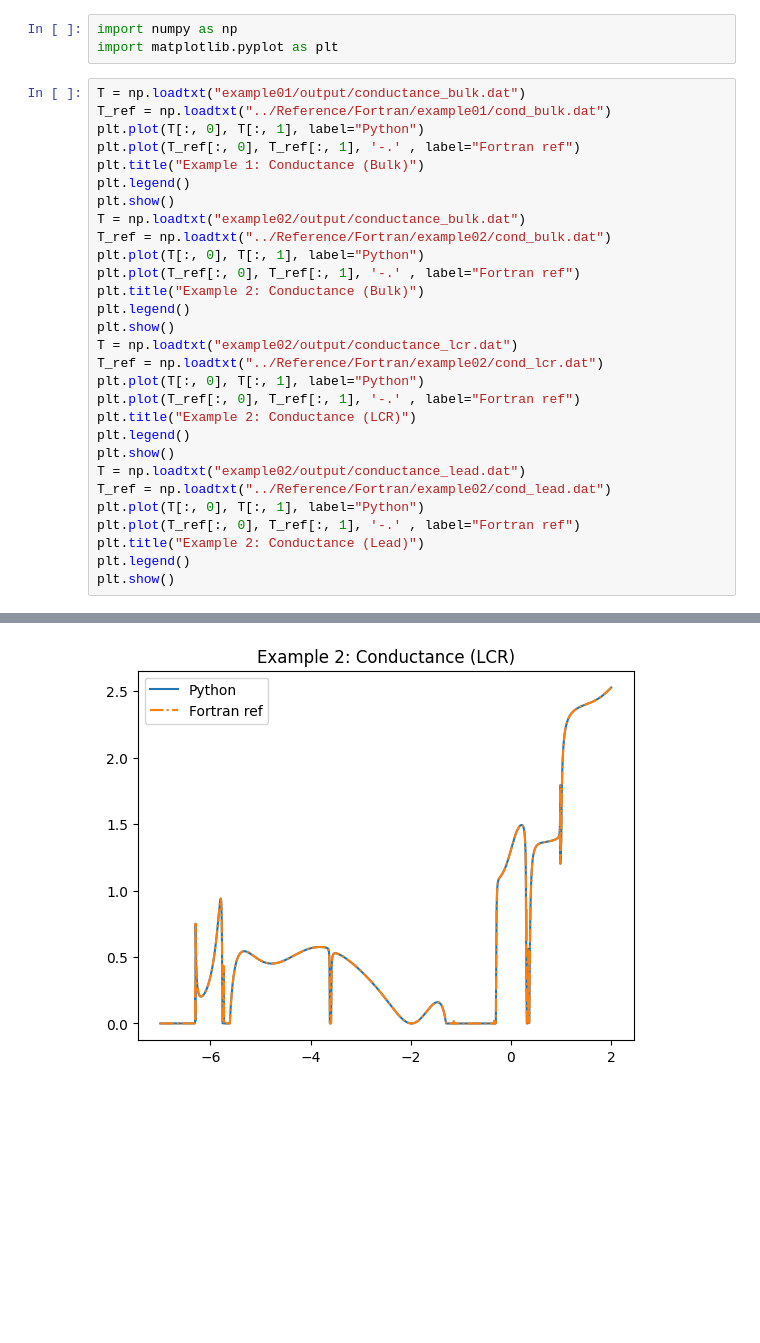
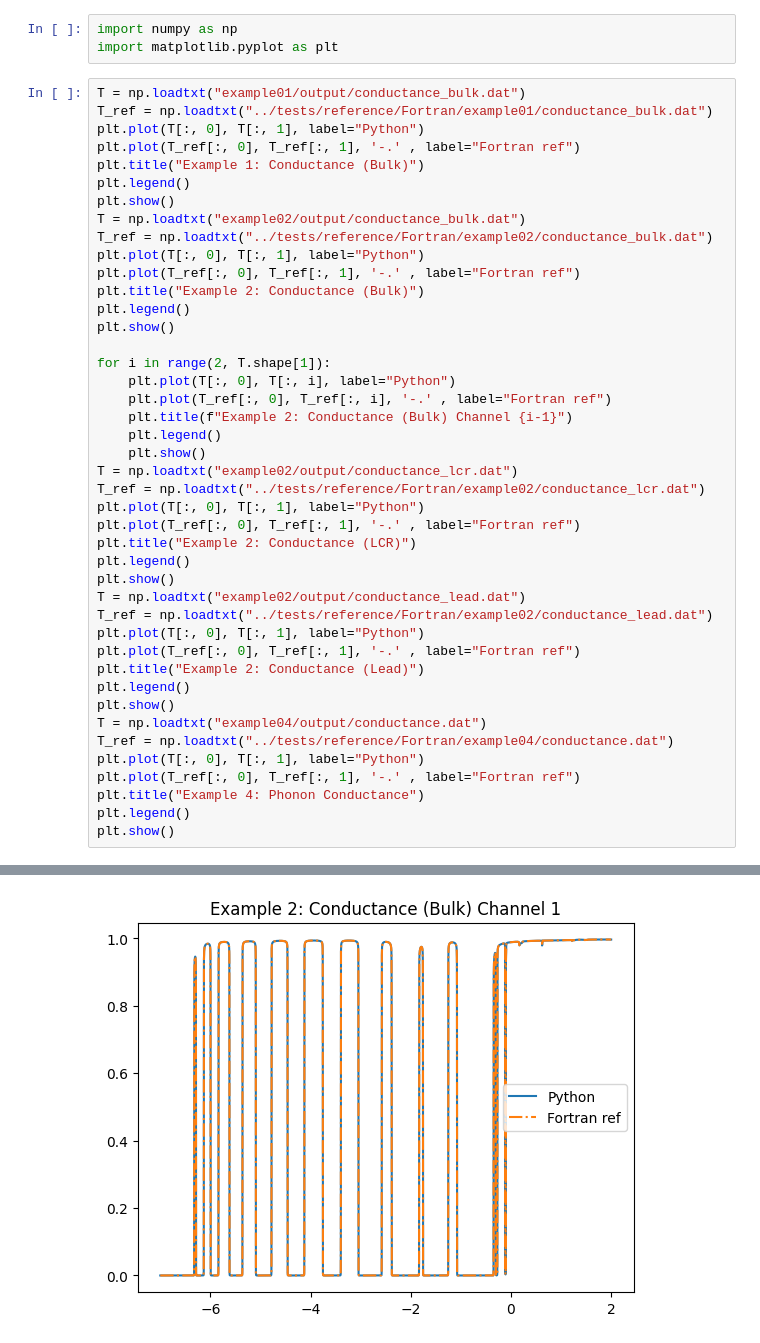
Before and after one commit to aj0337/PAOFLOW-QTpy, a Jupyter notebook: examples/analysis.ipynb, the cells around one changed output, grey strips where cells are left out. Drawn from its saved outputs; the diff is of its cells as text; blank space fills up the shorter version.

Commit message:
Add analysis for example04

```diff
--- a/examples/analysis.ipynb
+++ b/examples/analysis.ipynb
@@ -3,34 +3,48 @@ import numpy as np
 import matplotlib.pyplot as plt
 # %%
 T = np.loadtxt("example01/output/conductance_bulk.dat")
-T_ref = np.loadtxt("../Reference/Fortran/example01/cond_bulk.dat")
+T_ref = np.loadtxt("../tests/reference/Fortran/example01/conductance_bulk.dat")
 plt.plot(T[:, 0], T[:, 1], label="Python")
 plt.plot(T_ref[:, 0], T_ref[:, 1], '-.' , label="Fortran ref")
 plt.title("Example 1: Conductance (Bulk)")
 plt.legend()
 plt.show()
 T = np.loadtxt("example02/output/conductance_bulk.dat")
-T_ref = np.loadtxt("../Reference/Fortran/example02/cond_bulk.dat")
+T_ref = np.loadtxt("../tests/reference/Fortran/example02/conductance_bulk.dat")
 plt.plot(T[:, 0], T[:, 1], label="Python")
 plt.plot(T_ref[:, 0], T_ref[:, 1], '-.' , label="Fortran ref")
 plt.title("Example 2: Conductance (Bulk)")
 plt.legend()
 plt.show()
+
+for i in range(2, T.shape[1]):
+    plt.plot(T[:, 0], T[:, i], label="Python")
+    plt.plot(T_ref[:, 0], T_ref[:, i], '-.' , label="Fortran ref")
+    plt.title(f"Example 2: Conductance (Bulk) Channel {i-1}")
+    plt.legend()
+    plt.show()
 T = np.loadtxt("example02/output/conductance_lcr.dat")
-T_ref = np.loadtxt("../Reference/Fortran/example02/cond_lcr.dat")
+T_ref = np.loadtxt("../tests/reference/Fortran/example02/conductance_lcr.dat")
 plt.plot(T[:, 0], T[:, 1], label="Python")
 plt.plot(T_ref[:, 0], T_ref[:, 1], '-.' , label="Fortran ref")
 plt.title("Example 2: Conductance (LCR)")
 plt.legend()
 plt.show()
 T = np.loadtxt("example02/output/conductance_lead.dat")
-T_ref = np.loadtxt("../Reference/Fortran/example02/cond_lead.dat")
+T_ref = np.loadtxt("../tests/reference/Fortran/example02/conductance_lead.dat")
 plt.plot(T[:, 0], T[:, 1], label="Python")
 plt.plot(T_ref[:, 0], T_ref[:, 1], '-.' , label="Fortran ref")
 plt.title("Example 2: Conductance (Lead)")
 plt.legend()
 plt.show()
+T = np.loadtxt("example04/output/conductance.dat")
+T_ref = np.loadtxt("../tests/reference/Fortran/example04/conductance.dat")
+plt.plot(T[:, 0], T[:, 1], label="Python")
+plt.plot(T_ref[:, 0], T_ref[:, 1], '-.' , label="Fortran ref")
+plt.title("Example 4: Phonon Conductance")
+plt.legend()
+plt.show()
 # %% [output]
 [figure]
 [figure]
-[figure, old version]
+[figure, new version]
```
Also changed, not shown: parts of 3 cells of this notebook.
